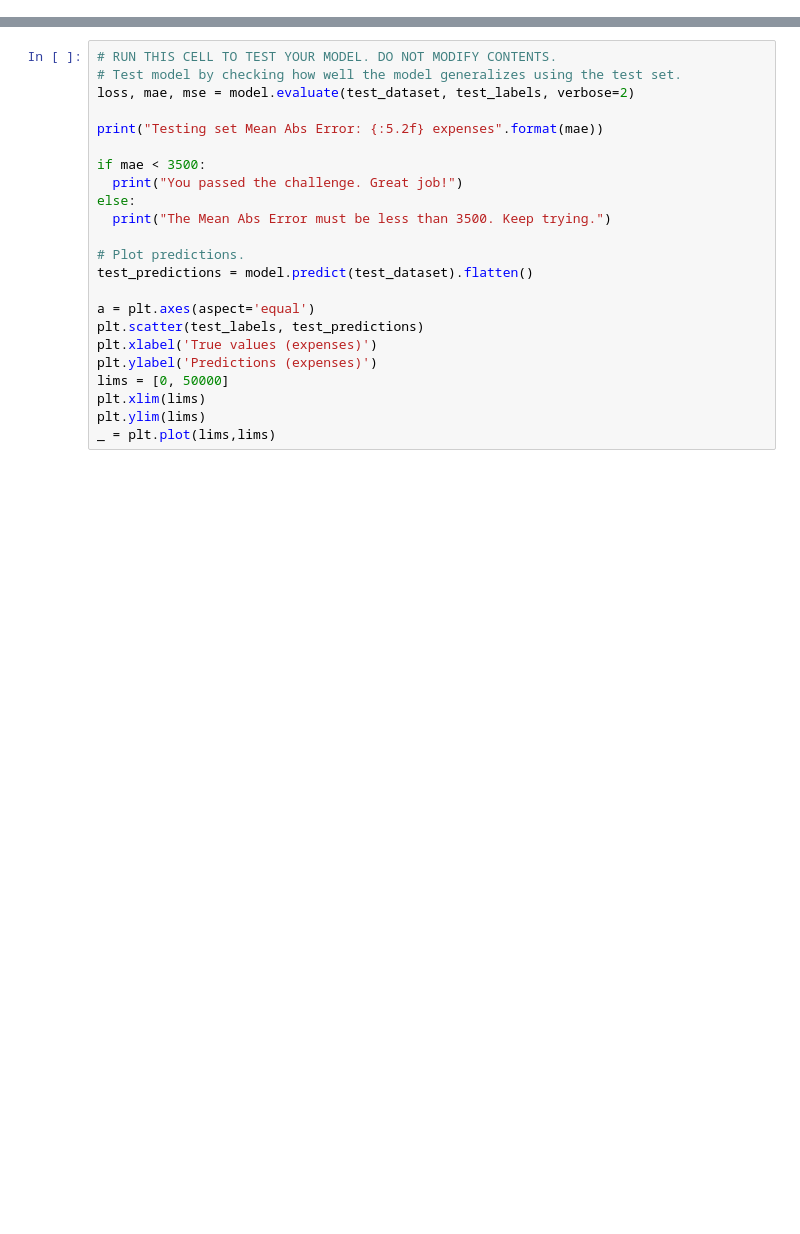
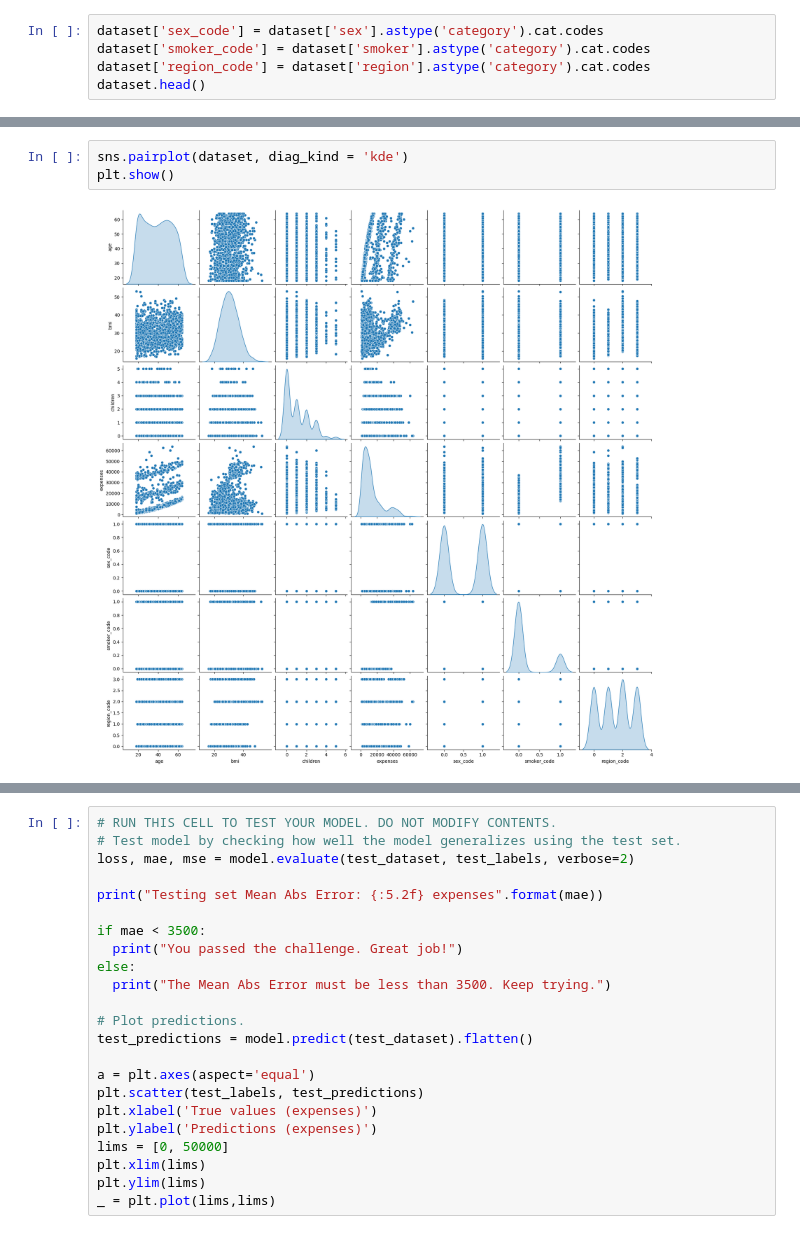
Before and after one commit to JRSPortfolio/F_Code_Camp, a Jupyter notebook: Machine Learning with Python Projects/Linear Regression Health Costs Calculator/fcc_predict_health_costs_with_regression.ipynb, the cells around one changed output, grey strips where cells are left out. Drawn from its saved outputs; the diff is of its cells as text; blank space fills up the shorter version.

```diff
--- a/Machine Learning with Python Projects/Linear Regression Health Costs Calculator/fcc_predict_health_costs_with_regression.ipynb
+++ b/Machine Learning with Python Projects/Linear Regression Health Costs Calculator/fcc_predict_health_costs_with_regression.ipynb
@@ -19,0 +28,5 @@ dataset.tail()
+# %%
+dataset['sex_code'] = dataset['sex'].astype('category').cat.codes
+dataset['smoker_code'] = dataset['smoker'].astype('category').cat.codes
+dataset['region_code'] = dataset['region'].astype('category').cat.codes
+dataset.head()
@@ -19,0 +40,5 @@ dataset.tail()
+# %%
+sns.pairplot(dataset, diag_kind = 'kde')
+plt.show()
+# %% [output]
+[figure, added]
```
Also changed, not shown: parts of 5 cells of this notebook.
